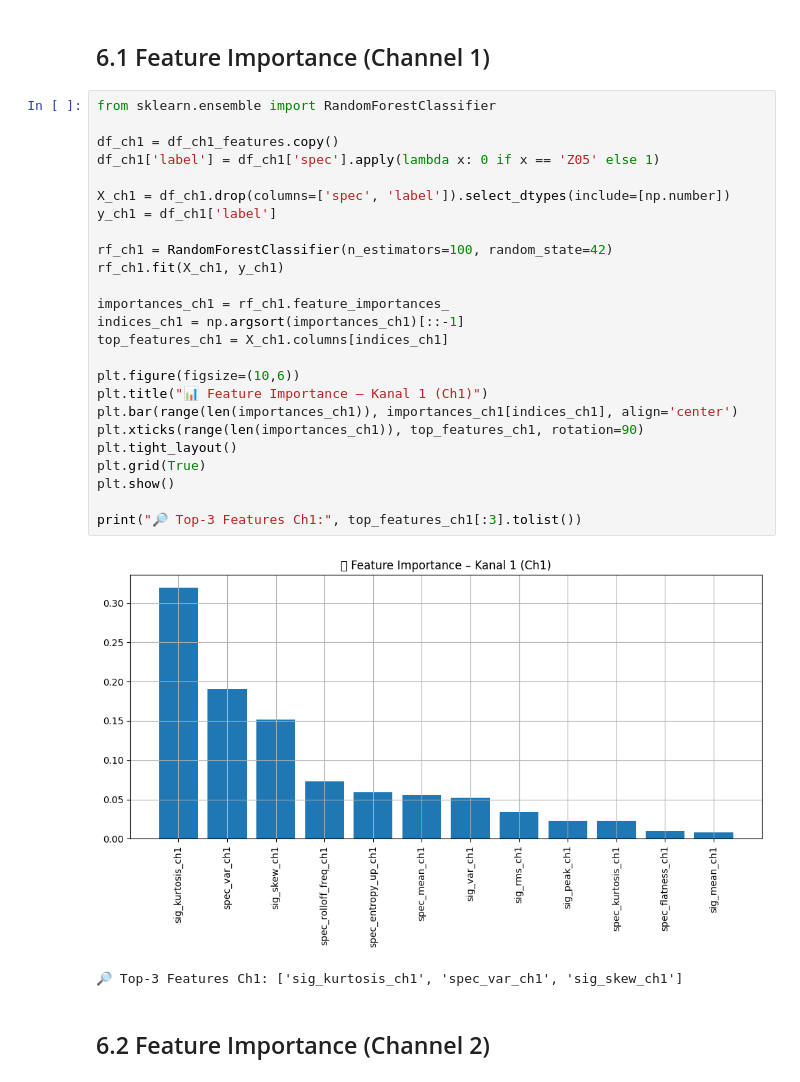
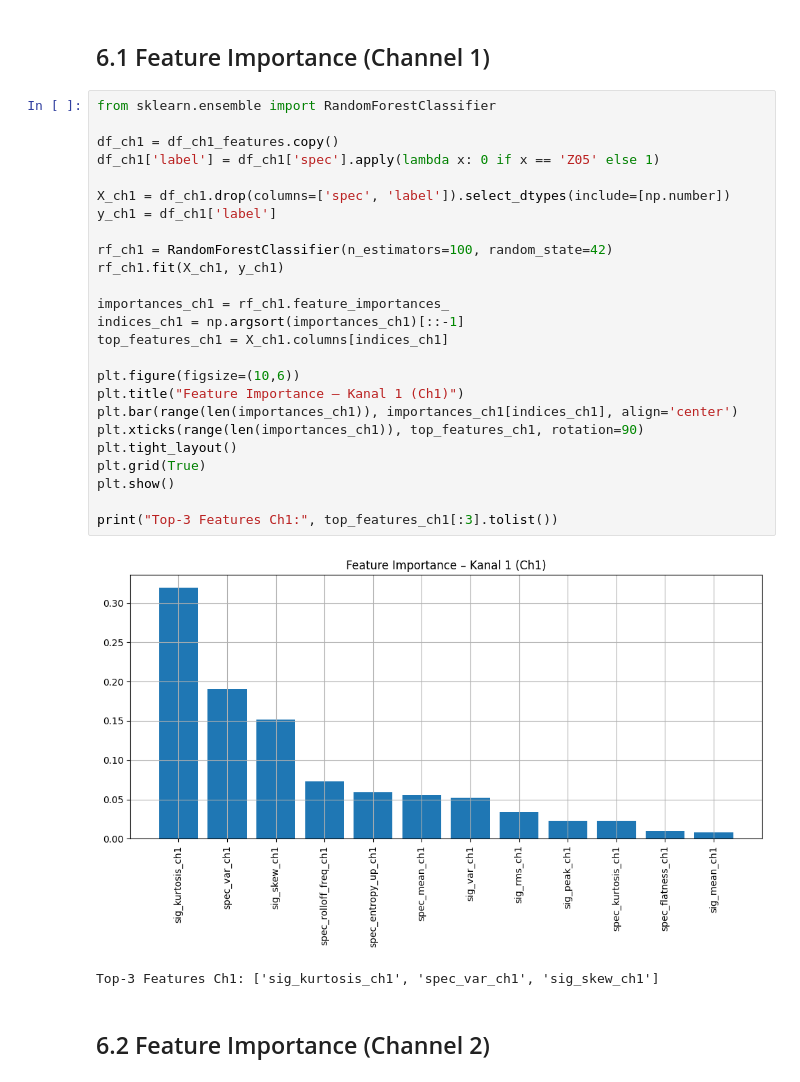
Before and after one commit to DmiPy/AI-in-material-diagnostics, a Jupyter notebook: SeminarAssignment3/main.ipynb, the cells around one changed output. Cells and saved outputs as stored; diff of their text form.

```diff
--- a/SeminarAssignment3/main.ipynb
+++ b/SeminarAssignment3/main.ipynb
@@ -526,31 +539,31 @@ Name: count, dtype: int64
 # %%
 from sklearn.ensemble import RandomForestClassifier
 
 df_ch1 = df_ch1_features.copy()
 df_ch1['label'] = df_ch1['spec'].apply(lambda x: 0 if x == 'Z05' else 1)
 
 X_ch1 = df_ch1.drop(columns=['spec', 'label']).select_dtypes(include=[np.number])
 y_ch1 = df_ch1['label']
 
 rf_ch1 = RandomForestClassifier(n_estimators=100, random_state=42)
 rf_ch1.fit(X_ch1, y_ch1)
 
 importances_ch1 = rf_ch1.feature_importances_
 indices_ch1 = np.argsort(importances_ch1)[::-1]
 top_features_ch1 = X_ch1.columns[indices_ch1]
 
 plt.figure(figsize=(10,6))
-plt.title("📊 Feature Importance – Kanal 1 (Ch1)")
+plt.title("Feature Importance – Kanal 1 (Ch1)")
 plt.bar(range(len(importances_ch1)), importances_ch1[indices_ch1], align='center')
 plt.xticks(range(len(importances_ch1)), top_features_ch1, rotation=90)
 plt.tight_layout()
 plt.grid(True)
 plt.show()
 
-print("🔎 Top-3 Features Ch1:", top_features_ch1[:3].tolist())
+print("Top-3 Features Ch1:", top_features_ch1[:3].tolist())
 # %% [output]
-[figure, old version]
+[figure, new version]
-🔎 Top-3 Features Ch1: ['sig_kurtosis_ch1', 'spec_var_ch1', 'sig_skew_ch1']
+Top-3 Features Ch1: ['sig_kurtosis_ch1', 'spec_var_ch1', 'sig_skew_ch1']
 # %% [markdown]
 ## 6.2 Feature Importance (Channel 2)
 # %%
```
Also changed, not shown: parts of 9 cells of this notebook.
